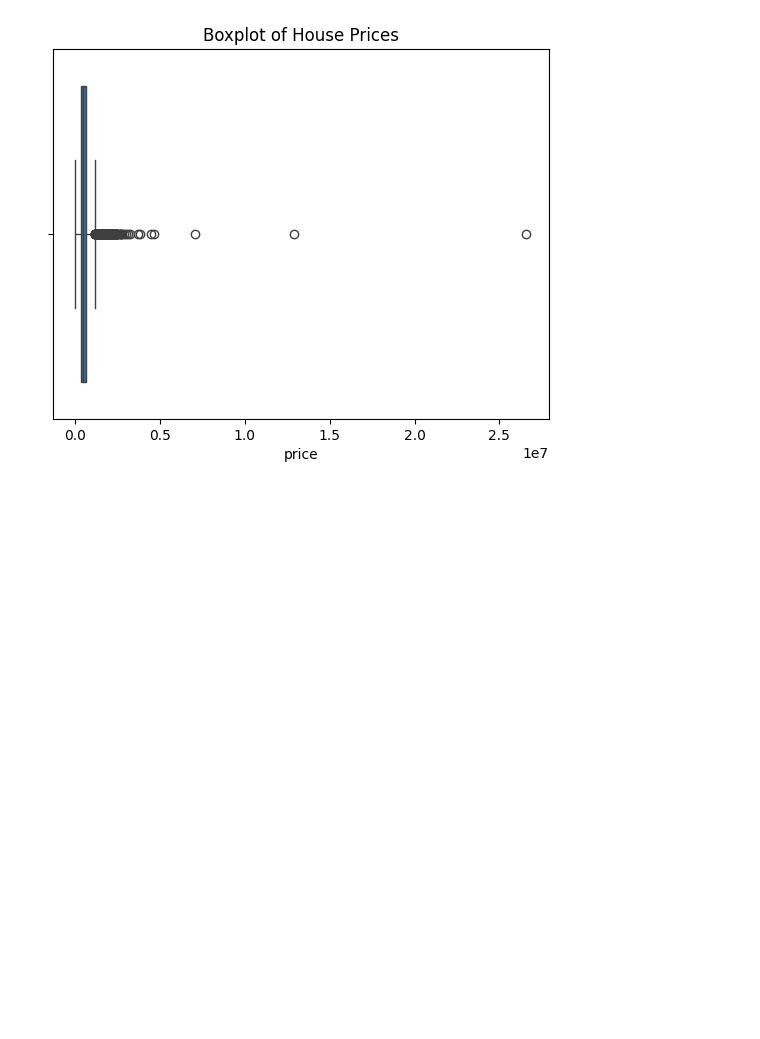
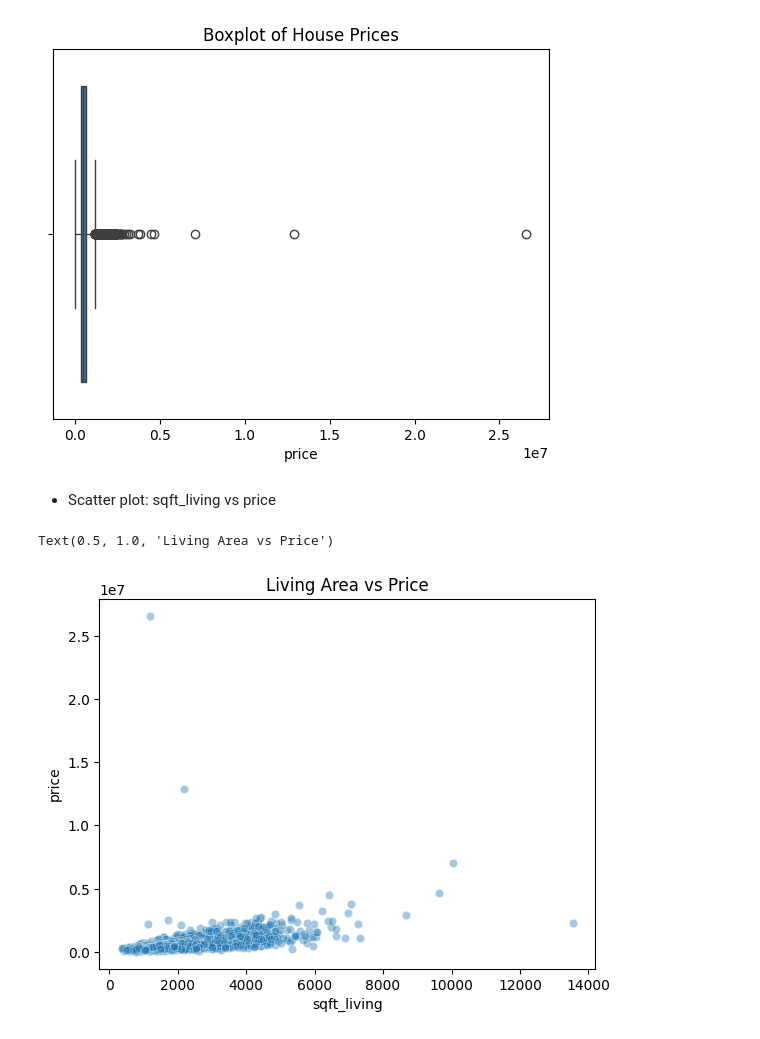
Before and after one commit to geershatisaxena/House-Price-Predictor, a Jupyter notebook: house prediction.ipynb, the cells around one changed output. Saved outputs shown, nothing was run; the diff lists cells and outputs as text; code cells hidden in the pictures; blank space fills up the shorter version.

```diff
--- a/house prediction.ipynb
+++ b/house prediction.ipynb
@@ -354,3 +354,12 @@ plt.title("Boxplot of House Prices")
 # %% [output]
 Text(0.5, 1.0, 'Boxplot of House Prices')
 [figure]
+# %% [markdown]
+- Scatter plot: sqft_living vs price
+# %%
+plt.figure()
+sns.scatterplot(data=df, x="sqft_living", y="price", alpha=0.4)
+plt.title("Living Area vs Price")
+# %% [output]
+Text(0.5, 1.0, 'Living Area vs Price')
+[figure, added]
```
Also changed, not shown: parts of 5 cells of this notebook.
